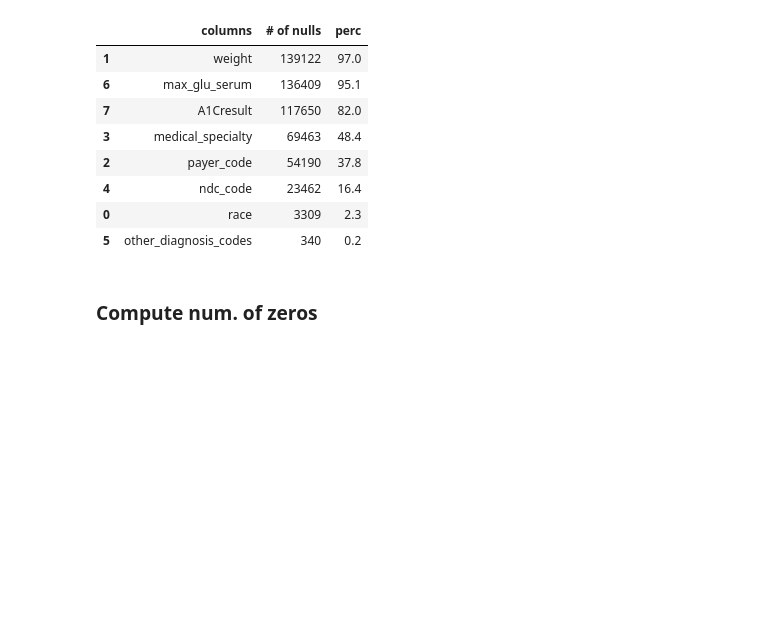
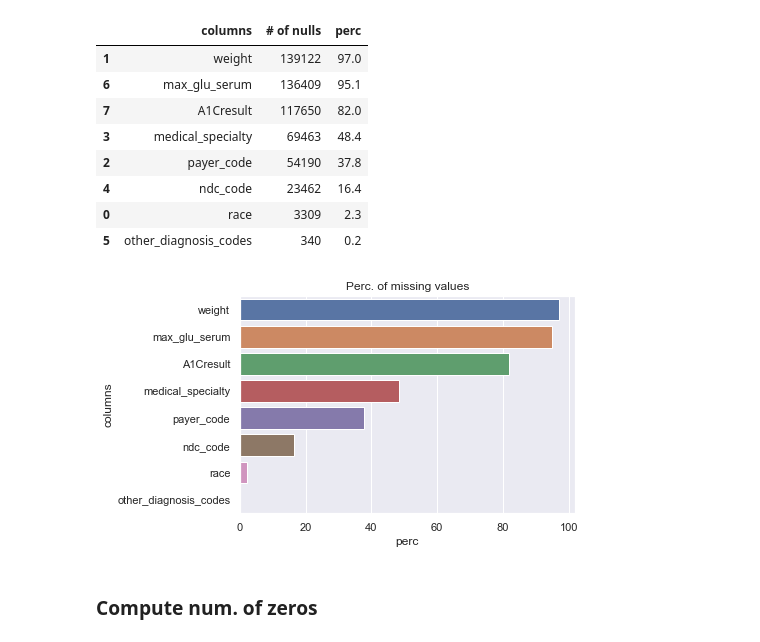
Before and after one commit to luigisaetta/uci-diabetes, a Jupyter notebook: project/starter_code/student_project.ipynb, the cells around one changed output. Saved outputs shown, nothing was run; the diff lists cells and outputs as text; code cells hidden in the pictures; blank space fills up the shorter version.

```diff
--- a/project/starter_code/student_project.ipynb
+++ b/project/starter_code/student_project.ipynb
@@ -177,6 +178,10 @@ df_null.head(len(vet_col))
 | 4 | ndc_code | 23462 | 16.4 |
 | 0 | race | 3309 | 2.3 |
 | 5 | other_diagnosis_codes | 340 | 0.2 |
+# %%
+plot_missing_values(df_null)
+# %% [output]
+[figure, added]
 # %% [markdown]
 ### Compute num. of zeros
 # %%
```
Also changed, not shown: parts of 17 cells of this notebook, 1 other file.
